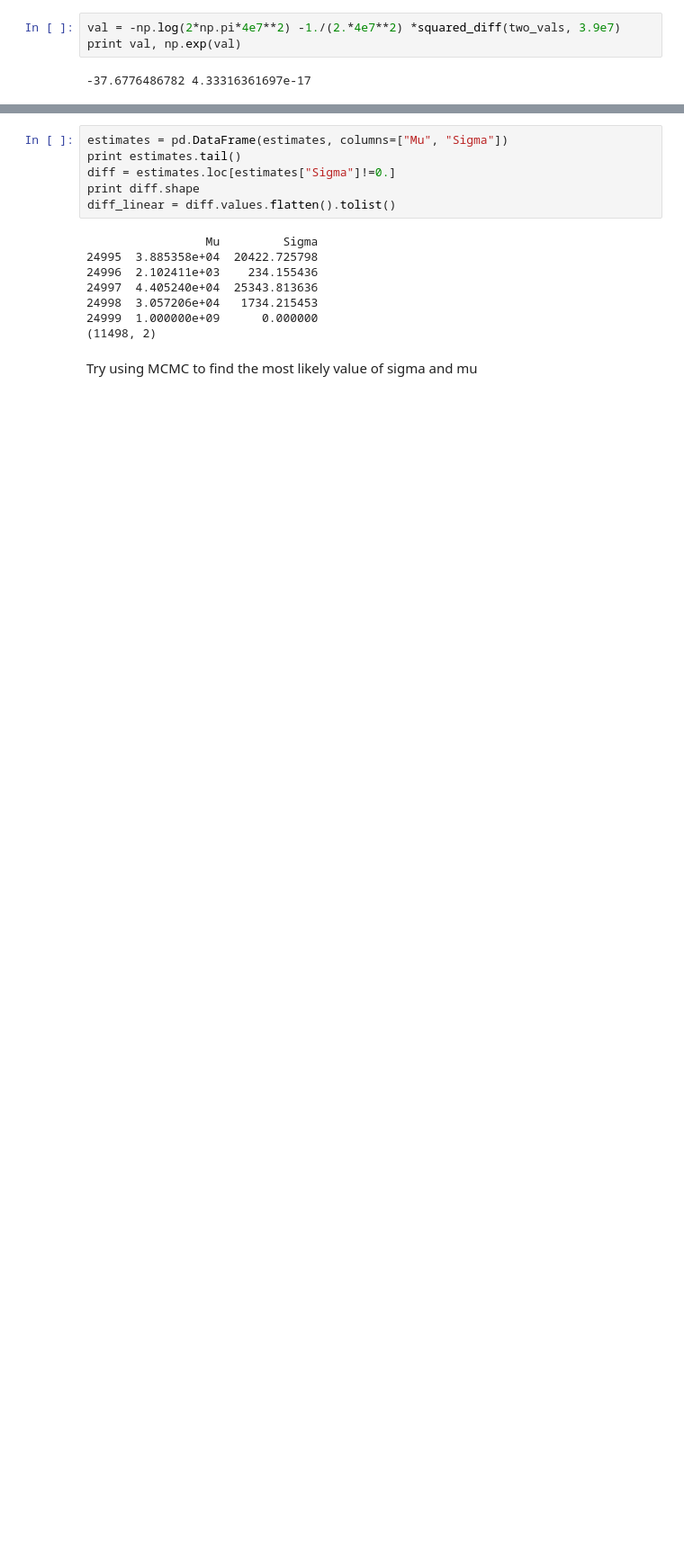
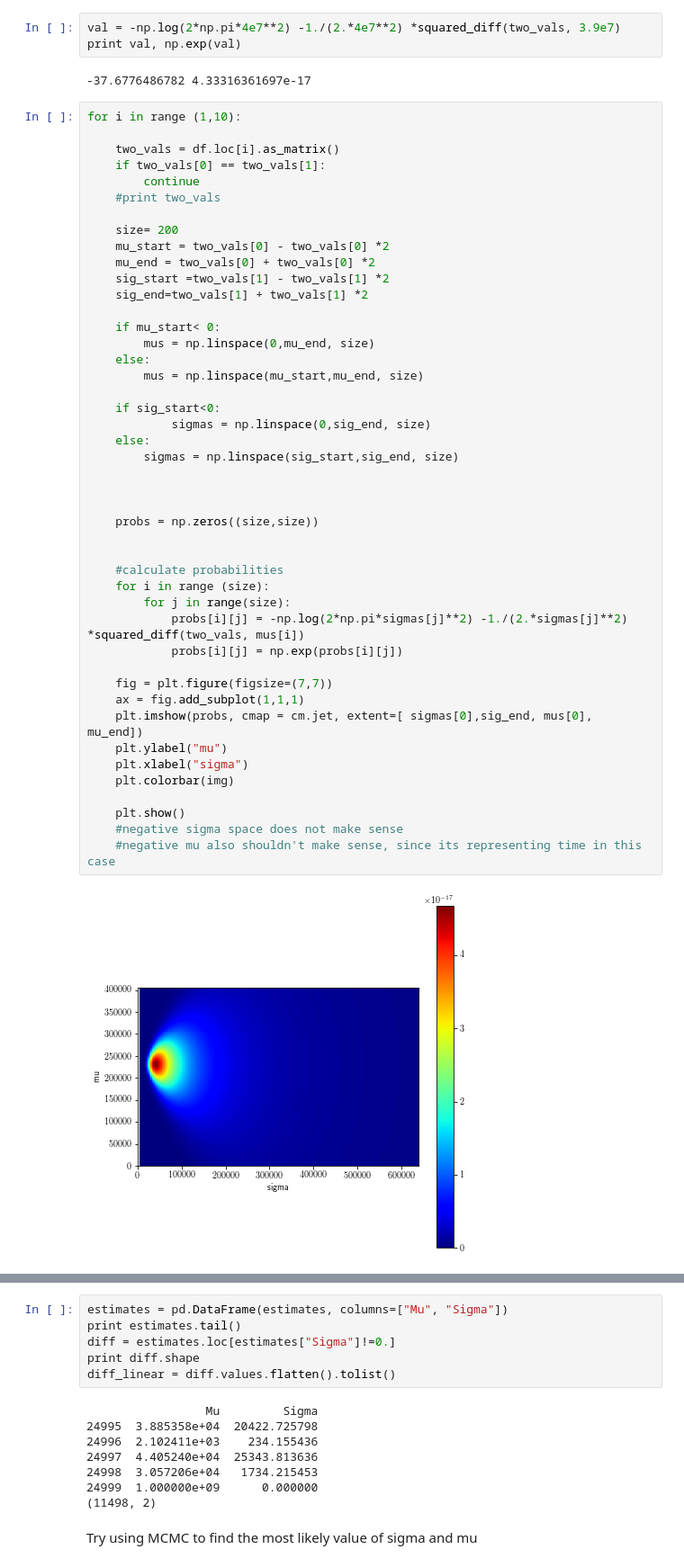
Before and after one commit to dtamayo/MLstability, a Jupyter notebook: Analysis/MCMC.ipynb, the cells around one changed output, grey strips where cells are left out. Shown at 90% size. Drawn from its saved outputs; the diff is of its cells as text; blank space fills up the shorter version.

```diff
--- a/Analysis/MCMC.ipynb
+++ b/Analysis/MCMC.ipynb
@@ -221,3 +221,50 @@ val = -np.log(2*np.pi*4e7**2) -1./(2.*4e7**2) *squared_diff(two_vals, 3.9e7)
 print val, np.exp(val)
 # %% [output]
 -37.6776486782 4.33316361697e-17
+# %%
+for i in range (1,10):
+
+    two_vals = df.loc[i].as_matrix()
+    if two_vals[0] == two_vals[1]:
+        continue
+    #print two_vals
+
+    size= 200
+    mu_start = two_vals[0] - two_vals[0] *2
+    mu_end = two_vals[0] + two_vals[0] *2
+    sig_start =two_vals[1] - two_vals[1] *2
+    sig_end=two_vals[1] + two_vals[1] *2
+
+    if mu_start< 0:
+        mus = np.linspace(0,mu_end, size)
+    else:
+        mus = np.linspace(mu_start,mu_end, size)
+
+    if sig_start<0:
+            sigmas = np.linspace(0,sig_end, size)
+    else:
+        sigmas = np.linspace(sig_start,sig_end, size)
+
+
+
+    probs = np.zeros((size,size))
+
+
+    #calculate probabilities
+    for i in range (size):
+        for j in range(size):
+            probs[i][j] = -np.log(2*np.pi*sigmas[j]**2) -1./(2.*sigmas[j]**2) *squared_diff(two_vals, mus[i])
+            probs[i][j] = np.exp(probs[i][j])
+
+    fig = plt.figure(figsize=(7,7))
+    ax = fig.add_subplot(1,1,1)
+    plt.imshow(probs, cmap = cm.jet, extent=[ sigmas[0],sig_end, mus[0], mu_end])
+    plt.ylabel("mu")
+    plt.xlabel("sigma")
+    plt.colorbar(img)
+
+    plt.show()
+    #negative sigma space does not make sense
+    #negative mu also shouldn't make sense, since its representing time in this case
+# %% [output]
+[figure, added]
```
Also changed, not shown: parts of 13 cells of this notebook.
